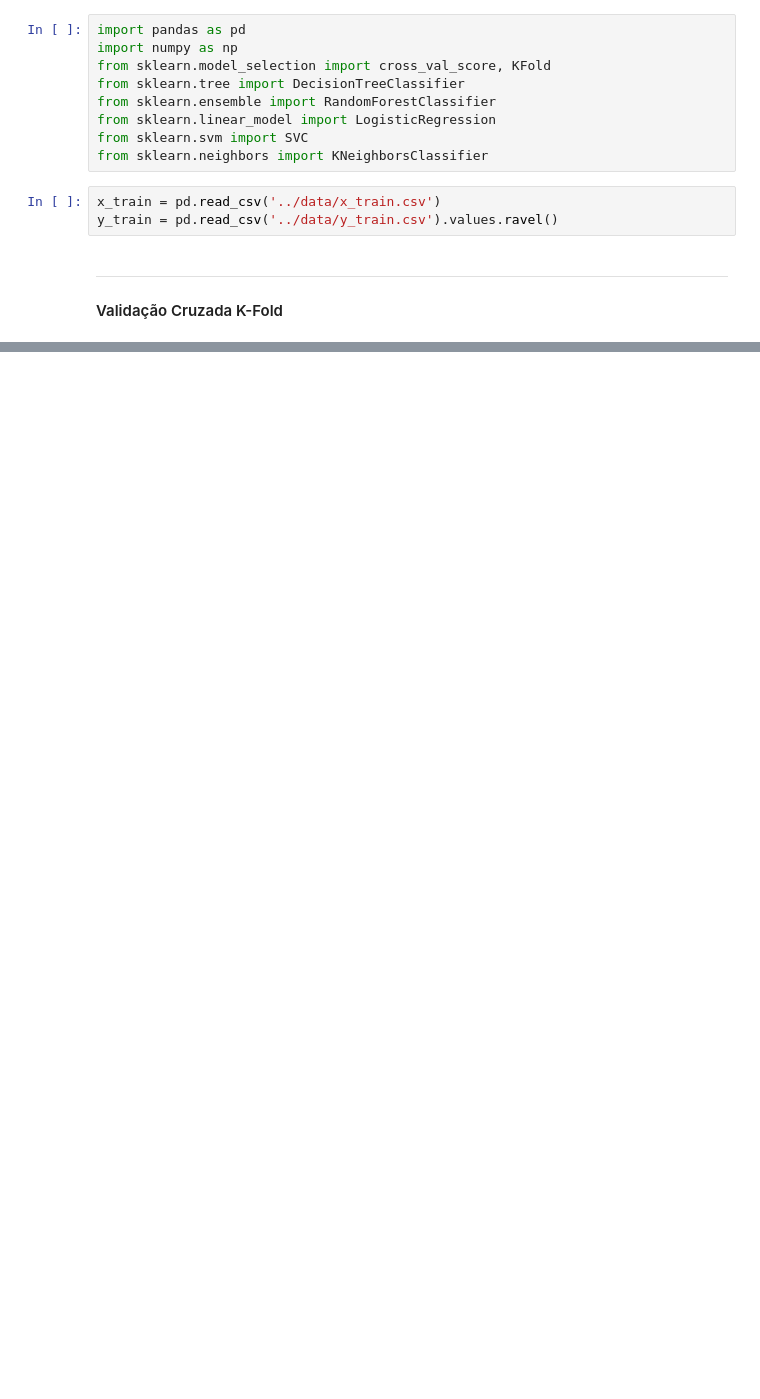
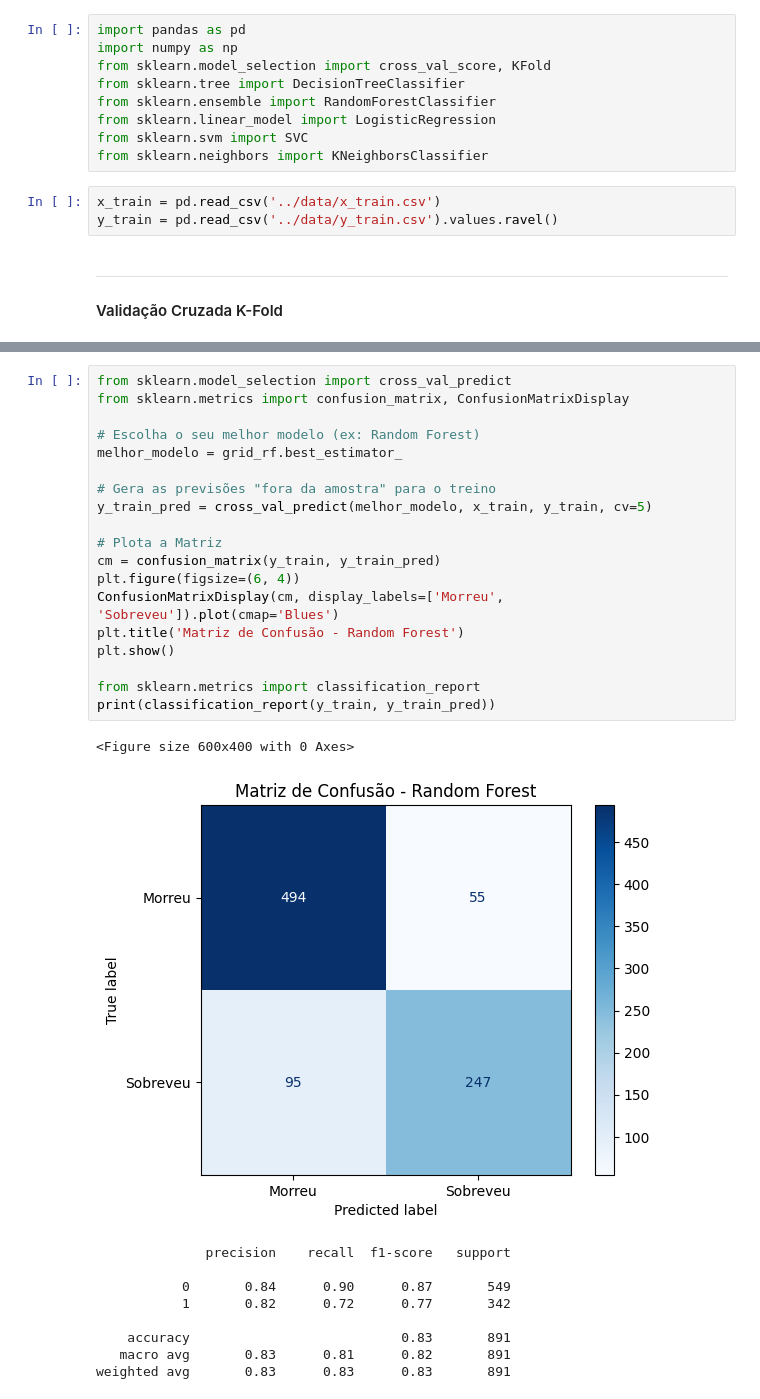
Before and after one commit to Vitoria-BG/titanic_survival, a Jupyter notebook: notebooks/Model_Selection.ipynb, the cells around one changed output, grey strips where cells are left out. Cells and saved outputs as stored; diff of their text form; blank space fills up the shorter version.

```diff
--- a/notebooks/Model_Selection.ipynb
+++ b/notebooks/Model_Selection.ipynb
@@ -55,0 +281,30 @@ KNN: 77.89% (Desvio Padrão: 0.85%)
+# %%
+from sklearn.model_selection import cross_val_predict
+from sklearn.metrics import confusion_matrix, ConfusionMatrixDisplay
+
+# Escolha o seu melhor modelo (ex: Random Forest)
+melhor_modelo = grid_rf.best_estimator_
+
+# Gera as previsões "fora da amostra" para o treino
+y_train_pred = cross_val_predict(melhor_modelo, x_train, y_train, cv=5)
+
+# Plota a Matriz
+cm = confusion_matrix(y_train, y_train_pred)
+plt.figure(figsize=(6, 4))
+ConfusionMatrixDisplay(cm, display_labels=['Morreu', 'Sobreveu']).plot(cmap='Blues')
+plt.title('Matriz de Confusão - Random Forest')
+plt.show()
+
+from sklearn.metrics import classification_report
+print(classification_report(y_train, y_train_pred))
+# %% [output]
+<Figure size 600x400 with 0 Axes>
+[figure, added]
+              precision    recall  f1-score   support
+
+           0       0.84      0.90      0.87       549
+           1       0.82      0.72      0.77       342
+
+    accuracy                           0.83       891
+   macro avg       0.83      0.81      0.82       891
+weighted avg       0.83      0.83      0.83       891
```
Also changed, not shown: parts of 27 cells of this notebook, 1 other file.
